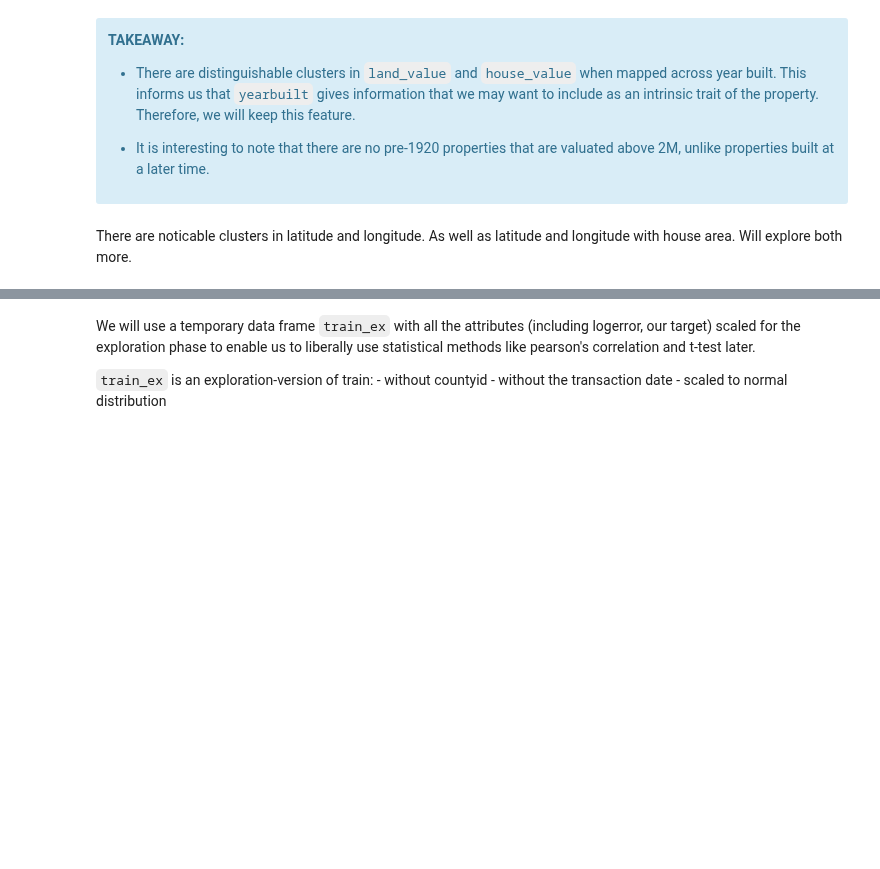
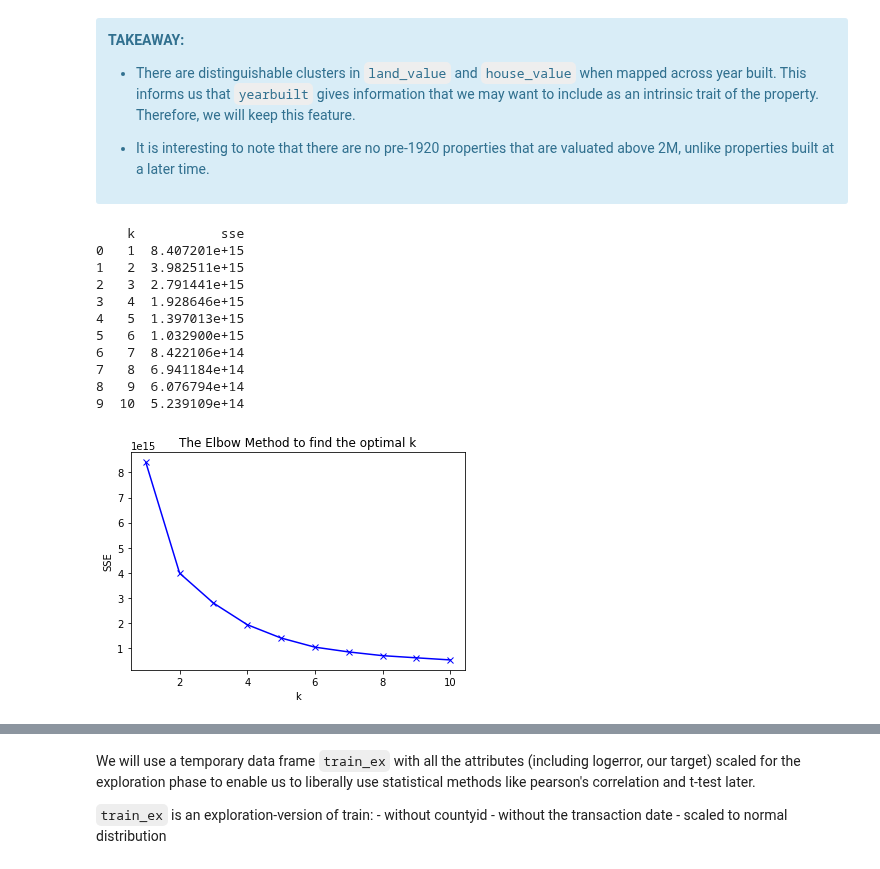
Before and after one commit to RainierCluster/zillow-cluster, a Jupyter notebook: reduce_zillow_logerror.ipynb, the cells around one changed output, grey strips where cells are left out. Saved outputs shown, nothing was run; the diff lists cells and outputs as text; code cells hidden in the pictures; blank space fills up the shorter version.

```diff
--- a/reduce_zillow_logerror.ipynb
+++ b/reduce_zillow_logerror.ipynb
@@ -451,5 +475,16 @@ Are there distinguishable clusters in the properties' age (based on yearbuilt)?
-# %% [markdown]
-There are noticable clusters in latitude and longitude. As well as latitude and longitude with house area. Will explore both more.
 # %%
-# explore.elbow(train[["latitude","longitude"]])
+explore.elbow(train[["latitude","longitude"]])
+# %% [output]
+    k           sse
+0   1  8.407201e+15
+1   2  3.982511e+15
+2   3  2.791441e+15
+3   4  1.928646e+15
+4   5  1.397013e+15
+5   6  1.032900e+15
+6   7  8.422106e+14
+7   8  6.941184e+14
+8   9  6.076794e+14
+9  10  5.239109e+14
+[figure, added]
 # %%
```
Also changed, not shown: parts of 25 cells of this notebook.
